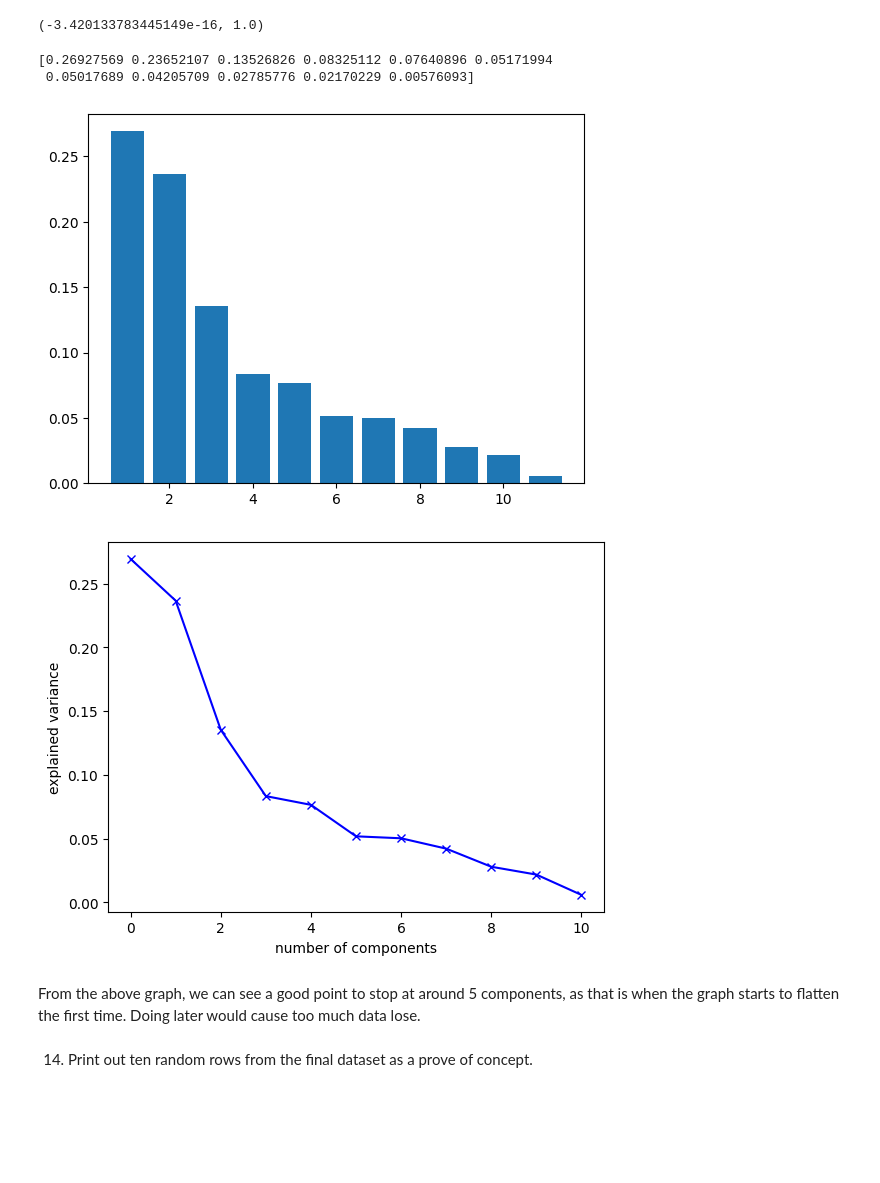
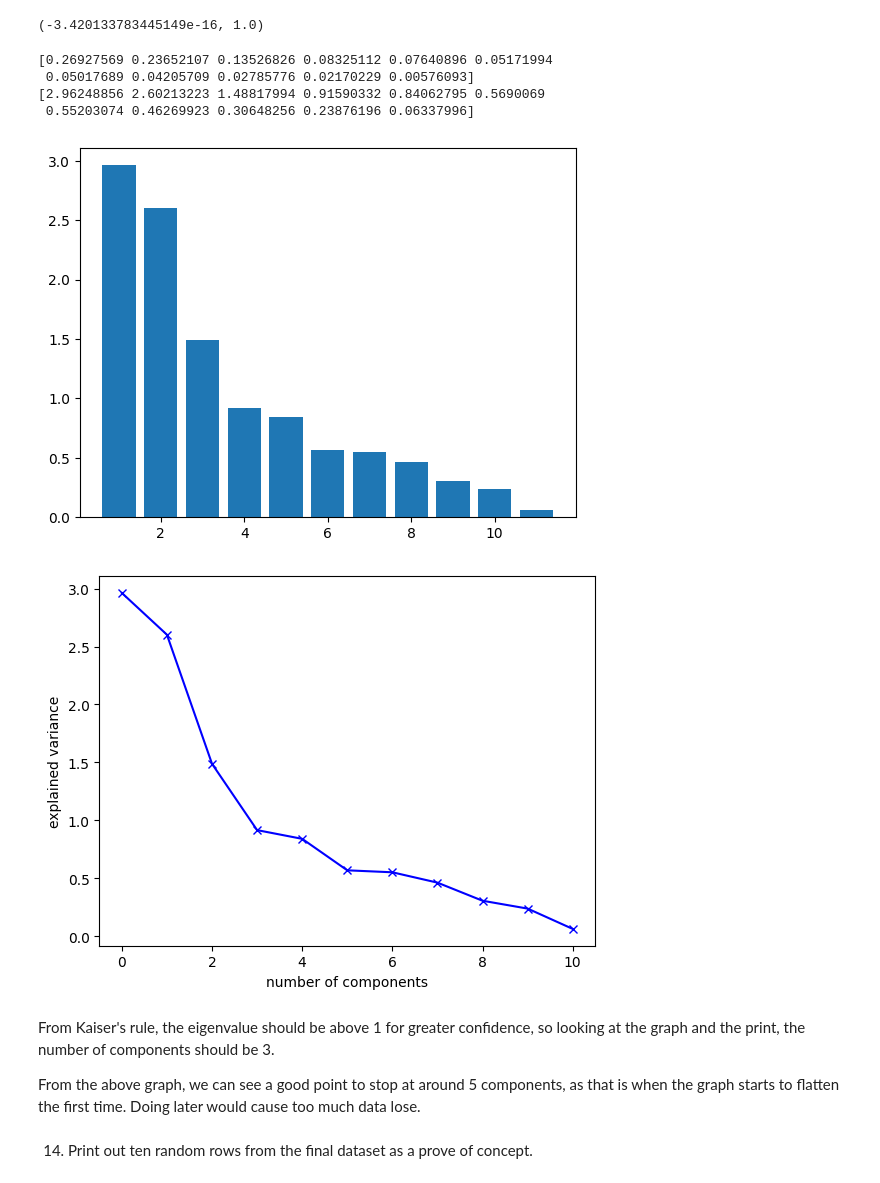
Before and after one commit to Peter537/Dat4-BI-MP2, a Jupyter notebook: winequality-magnus.ipynb, the cells around one changed output. Drawn from its saved outputs; the diff is of its cells as text; code cells hidden in the pictures; blank space fills up the shorter version.

```diff
--- a/winequality-magnus.ipynb
+++ b/winequality-magnus.ipynb
@@ -381,32 +381,37 @@ np.mean(transformed_values), np.std(transformed_values)
 # %%
 # Now that the data is standardized, the array can be converted back to a dataframe
 wines_standardized = pd.DataFrame(transformed_values, columns=wines_without_pH.columns)
 
 # Now the data is ready for PCA. To find the number of components, the explained variance ratio can be used.
 # The explained variance ratio is the proportion of the dataset's variance that lies along the axis of each principal component.
 # We are looking for the number of components that explain a significant portion of the variance, but not too many components as that would make the data harder to interpret.
 from sklearn.decomposition import PCA
 n = 11
 pca = PCA(n_components=n)
 # The number of components is set to 11 as there are 11 columns in the dataframe. This way we can see the explained variance ratio for each component.
 # Also just because it is interesting to see how the data transforms.
 
 pca.fit_transform(wines_standardized)
 
-print(pca.explained_variance_ratio_) # Results in [0.26927569 0.23652107]
-plt.bar(range(1, n+1), pca.explained_variance_ratio_)
+print(pca.explained_variance_ratio_)
+print(pca.explained_variance_)
+plt.bar(range(1, n+1), pca.explained_variance_)
 plt.show()
 
-plt.plot(pca.explained_variance_ratio_, 'bx-')
+plt.plot(pca.explained_variance_, 'bx-')
 plt.xlabel('number of components')
 plt.ylabel('explained variance')
 plt.show()
 # %% [output]
 [0.26927569 0.23652107 0.13526826 0.08325112 0.07640896 0.05171994
  0.05017689 0.04205709 0.02785776 0.02170229 0.00576093]
+[2.96248856 2.60213223 1.48817994 0.91590332 0.84062795 0.5690069
+ 0.55203074 0.46269923 0.30648256 0.23876196 0.06337996]
-[figure, old version]
+[figure, new version]
-[figure, old version]
+[figure, new version]
 # %% [markdown]
+From Kaiser's rule, the eigenvalue should be above 1 for greater confidence, so looking at the graph and the print, the number of components should be 3.
+
 From the above graph, we can see a good point to stop at around 5 components, as that is when the graph starts to flatten the first time. Doing later would cause too much data lose.
 # %%
 n = 5
```
Also changed, not shown: parts of 2 cells of this notebook.
